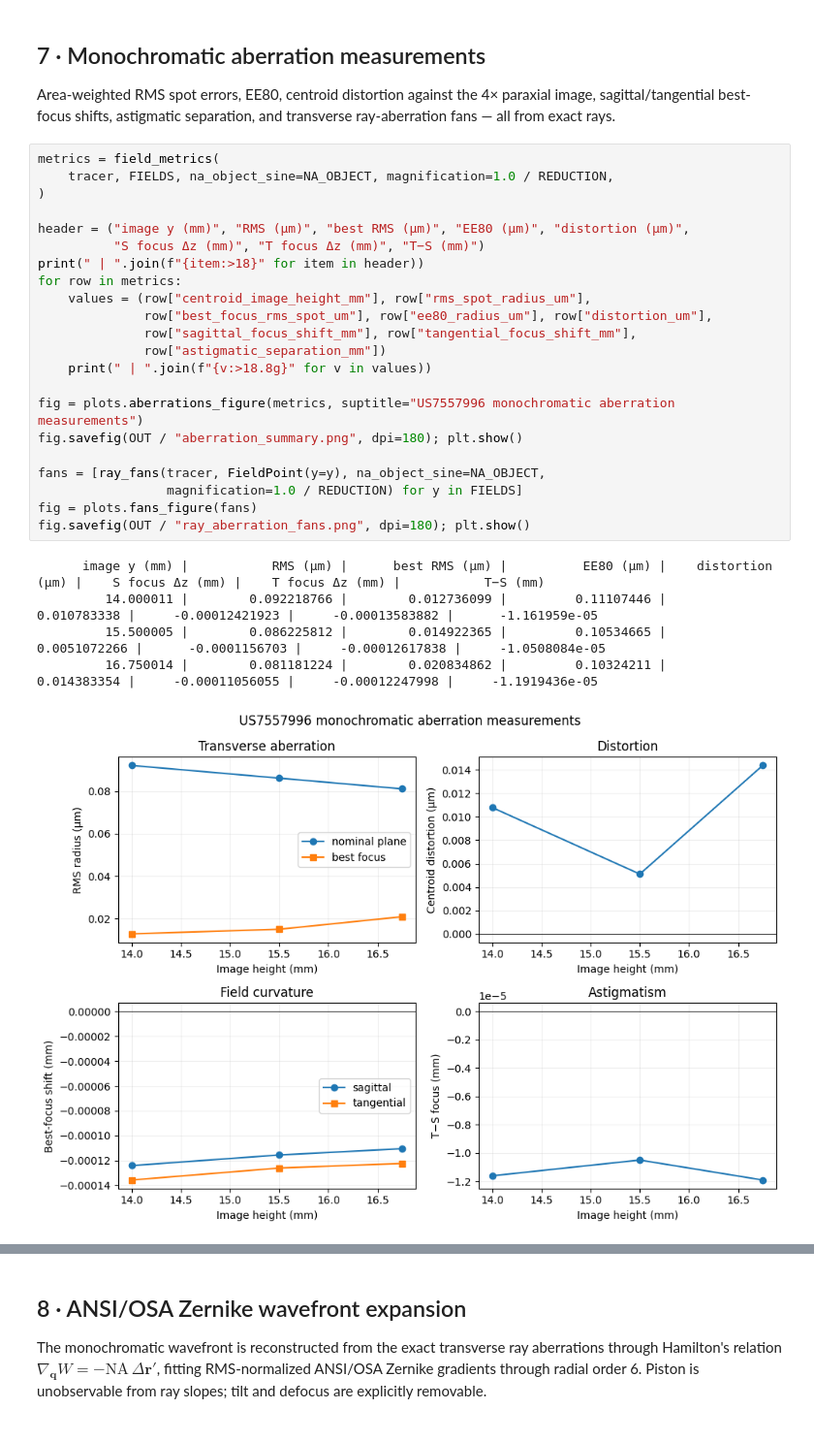
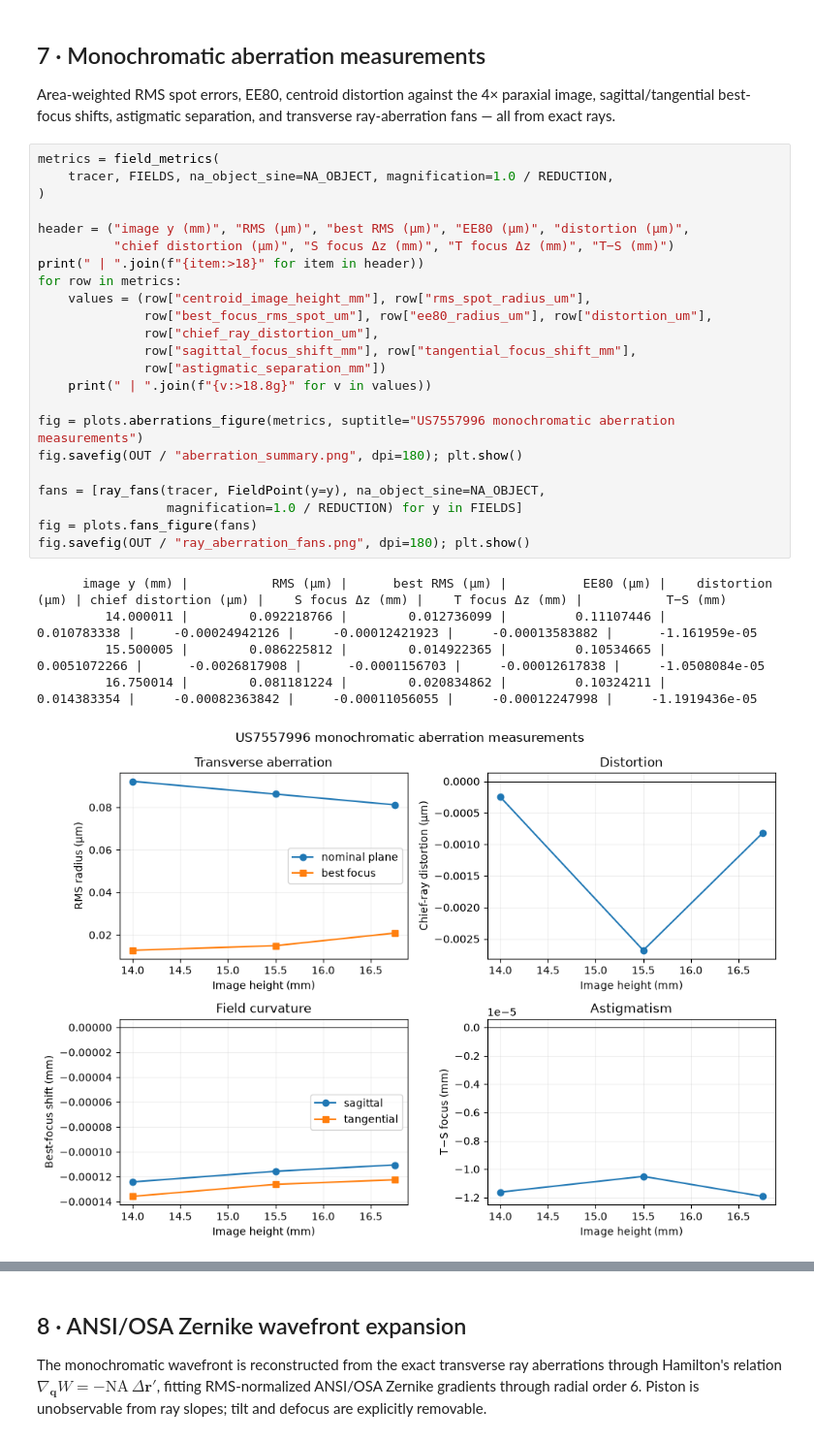
Before and after one commit to blancusjh/geometrical-raytracer, a Jupyter notebook: examples/notebooks/us7557996_objective.ipynb, the cells around one changed output, grey strips where cells are left out. Shown at 97% size. Cells and saved outputs as stored; diff of their text form.

```diff
--- a/examples/notebooks/us7557996_objective.ipynb
+++ b/examples/notebooks/us7557996_objective.ipynb
@@ -201,28 +201,29 @@ separation, and transverse ray-aberration fans — all from exact rays.
 # %%
 metrics = field_metrics(
     tracer, FIELDS, na_object_sine=NA_OBJECT, magnification=1.0 / REDUCTION,
 )
 
 header = ("image y (mm)", "RMS (µm)", "best RMS (µm)", "EE80 (µm)", "distortion (µm)",
-          "S focus Δz (mm)", "T focus Δz (mm)", "T−S (mm)")
+          "chief distortion (µm)", "S focus Δz (mm)", "T focus Δz (mm)", "T−S (mm)")
 print(" | ".join(f"{item:>18}" for item in header))
 for row in metrics:
     values = (row["centroid_image_height_mm"], row["rms_spot_radius_um"],
               row["best_focus_rms_spot_um"], row["ee80_radius_um"], row["distortion_um"],
+              row["chief_ray_distortion_um"],
               row["sagittal_focus_shift_mm"], row["tangential_focus_shift_mm"],
               row["astigmatic_separation_mm"])
     print(" | ".join(f"{v:>18.8g}" for v in values))
 
 fig = plots.aberrations_figure(metrics, suptitle="US7557996 monochromatic aberration measurements")
 fig.savefig(OUT / "aberration_summary.png", dpi=180); plt.show()
 
 fans = [ray_fans(tracer, FieldPoint(y=y), na_object_sine=NA_OBJECT,
                  magnification=1.0 / REDUCTION) for y in FIELDS]
 fig = plots.fans_figure(fans)
 fig.savefig(OUT / "ray_aberration_fans.png", dpi=180); plt.show()
 # %% [output]
-      image y (mm) |           RMS (µm) |      best RMS (µm) |          EE80 (µm) |    distortion (µm) |    S focus Δz (mm) |    T focus Δz (mm) |           T−S (mm)
-         14.000011 |        0.092218766 |        0.012736099 |         0.11107446 |        0.010783338 |     -0.00012421923 |     -0.00013583882 |      -1.161959e-05
-         15.500005 |        0.086225812 |        0.014922365 |         0.10534665 |       0.0051072266 |      -0.0001156703 |     -0.00012617838 |     -1.0508084e-05
-         16.750014 |        0.081181224 |        0.020834862 |         0.10324211 |        0.014383354 |     -0.00011056055 |     -0.00012247998 |     -1.1919436e-05
+      image y (mm) |           RMS (µm) |      best RMS (µm) |          EE80 (µm) |    distortion (µm) | chief distortion (µm) |    S focus Δz (mm) |    T focus Δz (mm) |           T−S (mm)
+         14.000011 |        0.092218766 |        0.012736099 |         0.11107446 |        0.010783338 |     -0.00024942126 |     -0.00012421923 |     -0.00013583882 |      -1.161959e-05
+         15.500005 |        0.086225812 |        0.014922365 |         0.10534665 |       0.0051072266 |      -0.0026817908 |      -0.0001156703 |     -0.00012617838 |     -1.0508084e-05
+         16.750014 |        0.081181224 |        0.020834862 |         0.10324211 |        0.014383354 |     -0.00082363842 |     -0.00011056055 |     -0.00012247998 |     -1.1919436e-05
-[figure, old version]
+[figure, new version]
```
Also changed, not shown: parts of 6 cells of this notebook, 10 other files.
